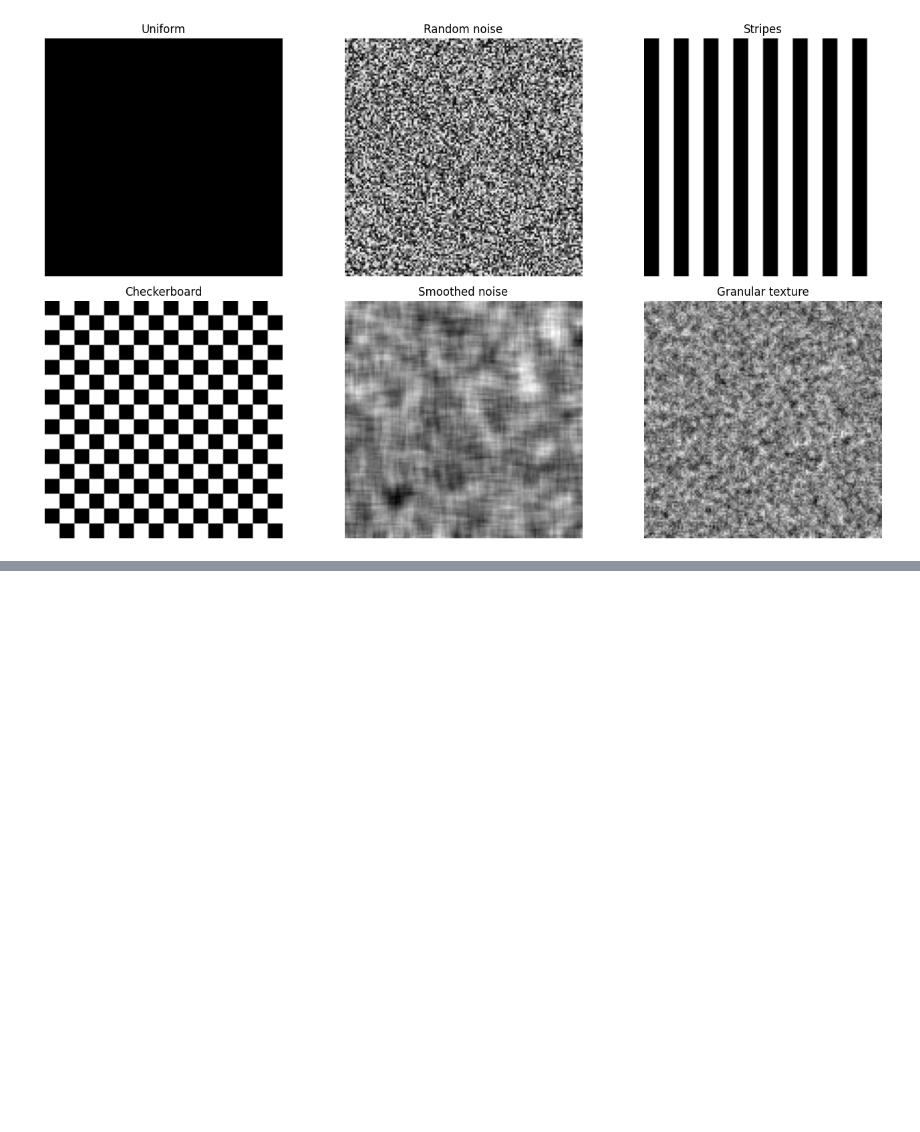
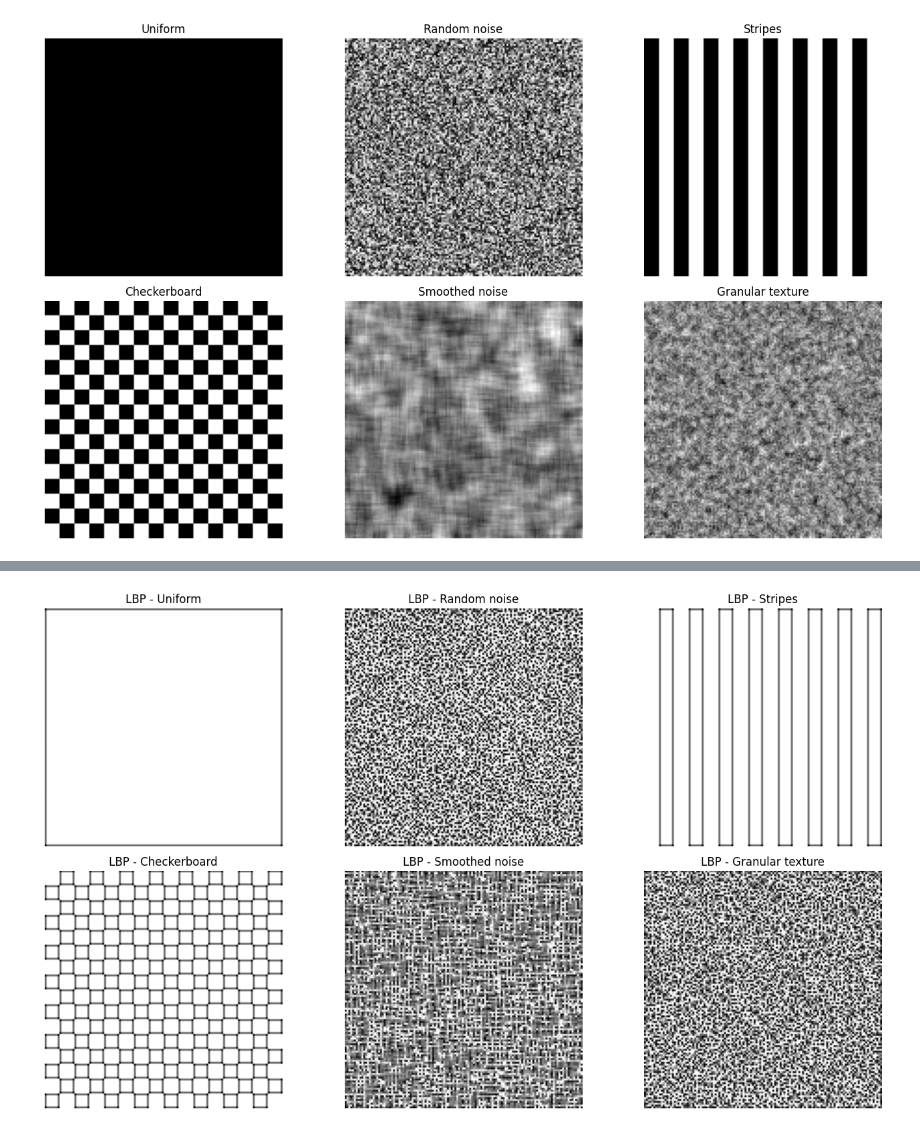
Before and after one commit to peterzm/ai-imaging-portfolio, a Jupyter notebook: 03_computer_vision/notebooks/06_lbp_texture_analysis.ipynb, the cells around one changed output, grey strips where cells are left out. Cells and saved outputs as stored; diff of their text form; code cells hidden in the pictures; blank space fills up the shorter version.

```diff
--- a/03_computer_vision/notebooks/06_lbp_texture_analysis.ipynb
+++ b/03_computer_vision/notebooks/06_lbp_texture_analysis.ipynb
@@ -88,6 +89,10 @@ def local_variance(image, size=7):
     mean = uniform_filter(image, size=size)
     mean_sq = uniform_filter(image**2, size=size)
     return mean_sq - mean**2
+
+def compute_lbp(image, P=8, R=1, method='uniform'):
+    image_uint8 = img_as_ubyte(image)
+    return local_binary_pattern(image_uint8, P=P, R=R, method=method)
 # %%
 size = 128
 
@@ -138,0 +146,16 @@ Este código binario se convierte en un número, creando una imagen de patrones
+# %%
+P = 8
+R = 1
+method = 'uniform'
+
+lbp_maps = [compute_lbp(img, P=P, R=R, method=method) for img in images]
+lbp_titles = [f"LBP - {title}" for title in titles]
+
+show_images(
+    lbp_maps,
+    lbp_titles,
+    figsize=(14, 8),
+    save_path="../figures/figures_texture/lbp_maps.png"
+)
+# %% [output]
+[figure, added]
```
Also changed, not shown: parts of 2 cells of this notebook, 1 other file.
